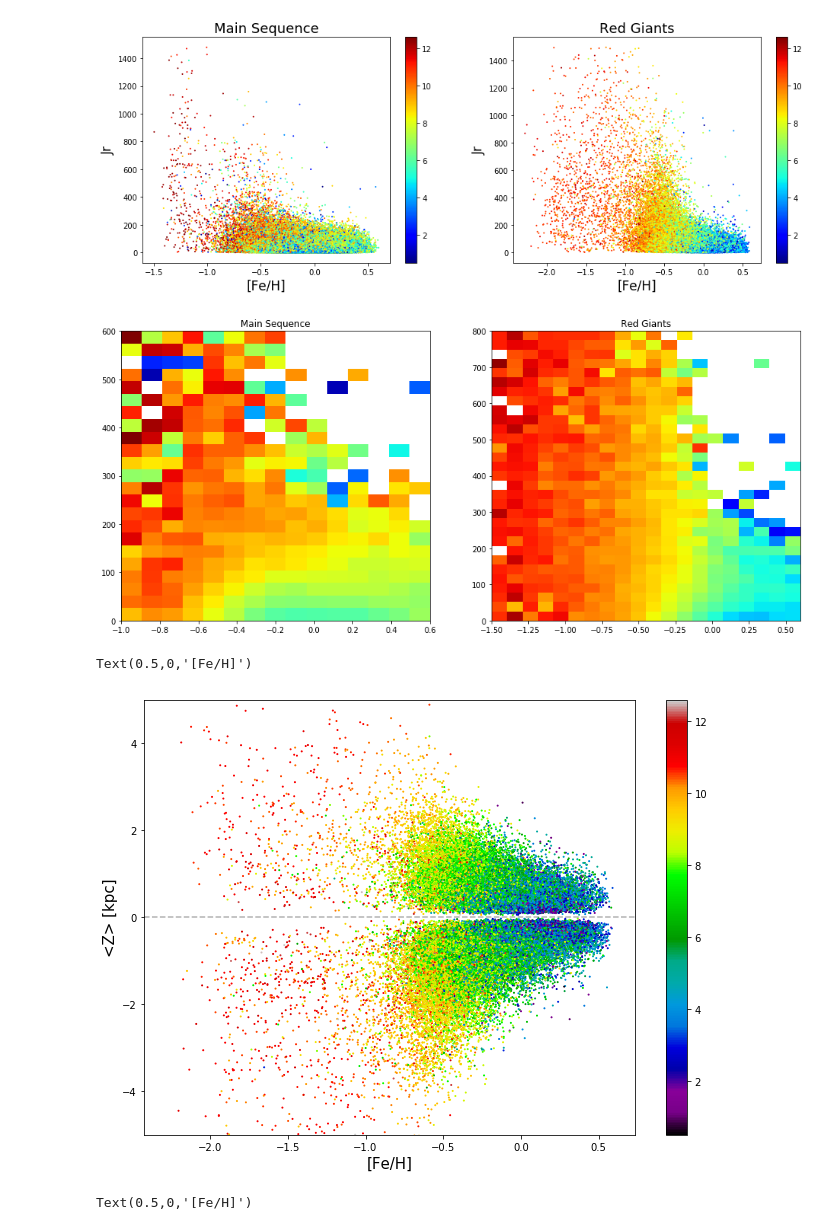
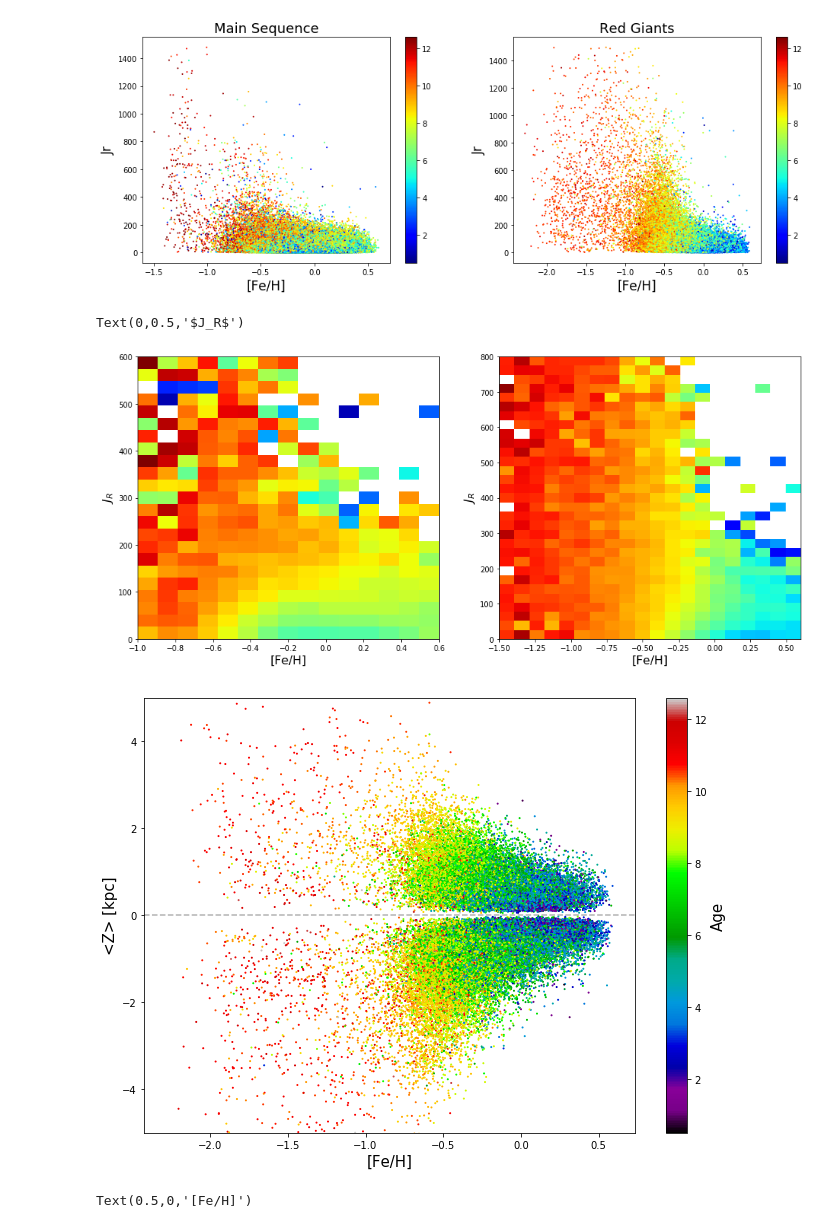
Before and after one commit to AndyTza/modern_astro, a Jupyter notebook: midterm_research/Data Processing.ipynb, the cells around one changed output. Drawn from its saved outputs; the diff is of its cells as text; code cells hidden in the pictures.

```diff
--- a/midterm_research/Data Processing.ipynb
+++ b/midterm_research/Data Processing.ipynb
@@ -179,31 +174,35 @@ df_ms  = stats.binned_statistic_2d(jr[MS], feh[MS], age[MS], statistic='median',
 df_rg  = stats.binned_statistic_2d(jr[RG], feh[RG], age[RG], statistic='median',
                               bins=(np.arange(0, 800, 25), np.arange(-1.5, 0.6, 0.1)))
 # %%
+%config InlineBackend.figure_format = 'png'
+
 fig, ax = plt.subplots(nrows=1, ncols=2, figsize=(16,7))
 
 ax2 = ax[0].imshow((df_ms[0]), aspect='auto', origin='lower', cmap='jet',
           vmin=0, vmax=12, extent=[-1, 0.6, 0, 600])
-ax[0].set_title('Main Sequence')
+
+ax[0].set_xlabel('[Fe/H]', size=16)
+ax[0].set_ylabel('$J_R$', size=16)
 
 
 ax1 =  ax[1].imshow((df_rg[0]), aspect='auto', origin='lower', cmap='jet',
           vmin=0, vmax=12, extent=[-1.5, 0.6, 0, 800])
-ax[1].set_title('Red Giants')
-
-A = np.array([ax1, ax2])
+ax[1].set_xlabel('[Fe/H]', size=16)
+ax[1].set_ylabel('$J_R$', size=16)
 # %% [output]
+Text(0,0.5,'$J_R$')
-[figure, old version]
+[figure, new version]
 # %%
-plt.figure(figsize=(11,8))
-plt.scatter(feh[RG], z[RG], c=age[RG], cmap='spectral', s=1)
-plt.colorbar()
-plt.ylim(-5,5)
-plt.axhline(0, color='k', ls='--', alpha=0.3)
-plt.ylabel('<Z> [kpc]', size=15)
-plt.xlabel('[Fe/H]', size=15)
+fig,ax = plt.subplots(nrows=1, ncols=1, figsize=(11,8))
+Z2 = ax.scatter(feh[RG], z[RG], c=age[RG], cmap='spectral', s=1)
+ax.set_ylim(-5,5)
+ax.axhline(0, color='k', ls='--', alpha=0.3)
+ax.set_ylabel('<Z> [kpc]', size=15)
+ax.set_xlabel('[Fe/H]', size=15)
+cbare = fig.colorbar(Z2)
+cbare.ax.set_ylabel('Age', size=15)
 # %% [output]
-Text(0.5,0,'[Fe/H]')
-[figure, old version]
+[figure, new version]
 # %%
 plt.figure(figsize=(11,8))
 plt.scatter((feh[RG])[z[RG]>0], (z[RG])[z[RG]>0], c=(age[RG])[z[RG]>0], cmap='spectral', s=1)
```
Also changed, not shown: parts of 49 cells of this notebook.
